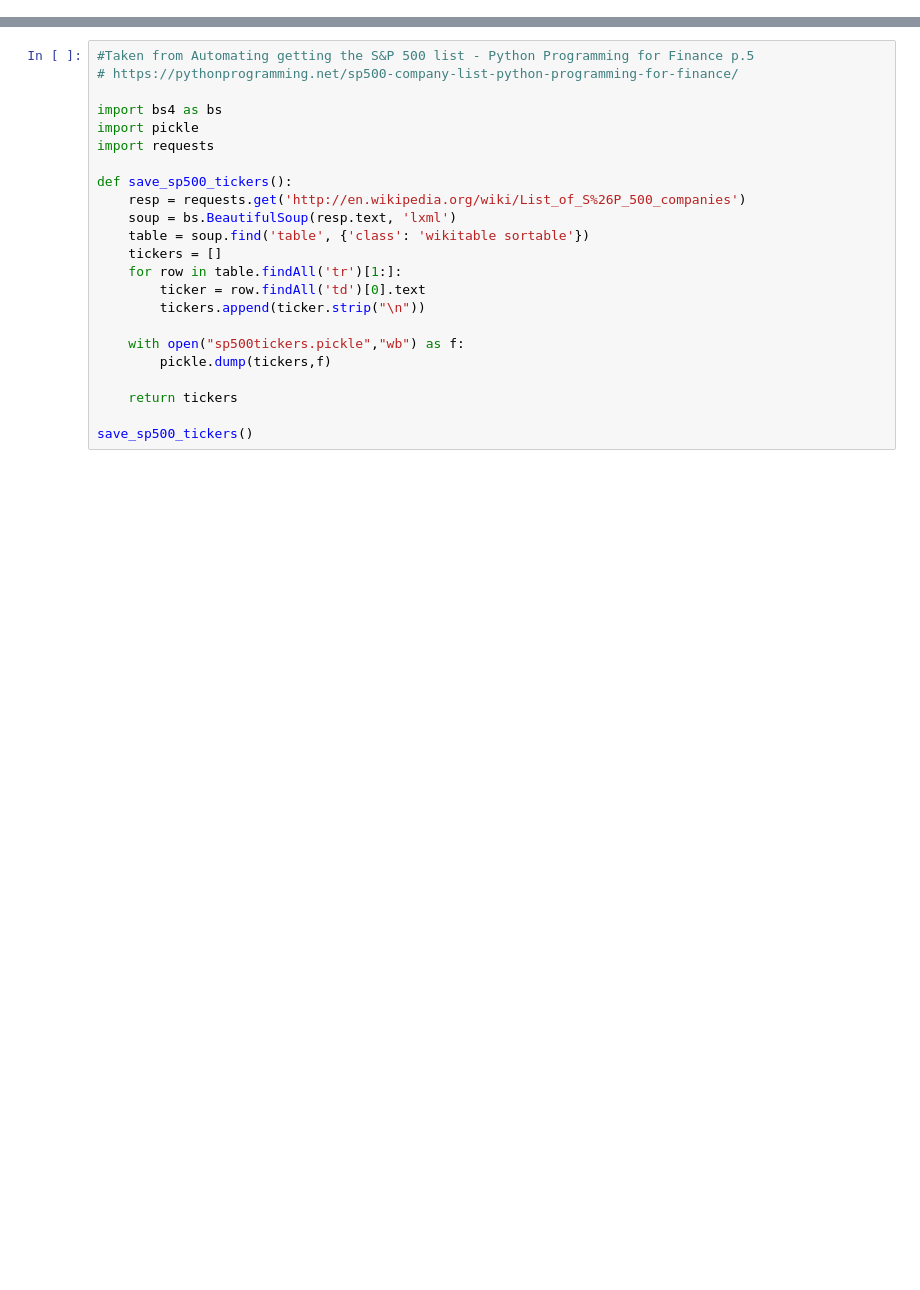
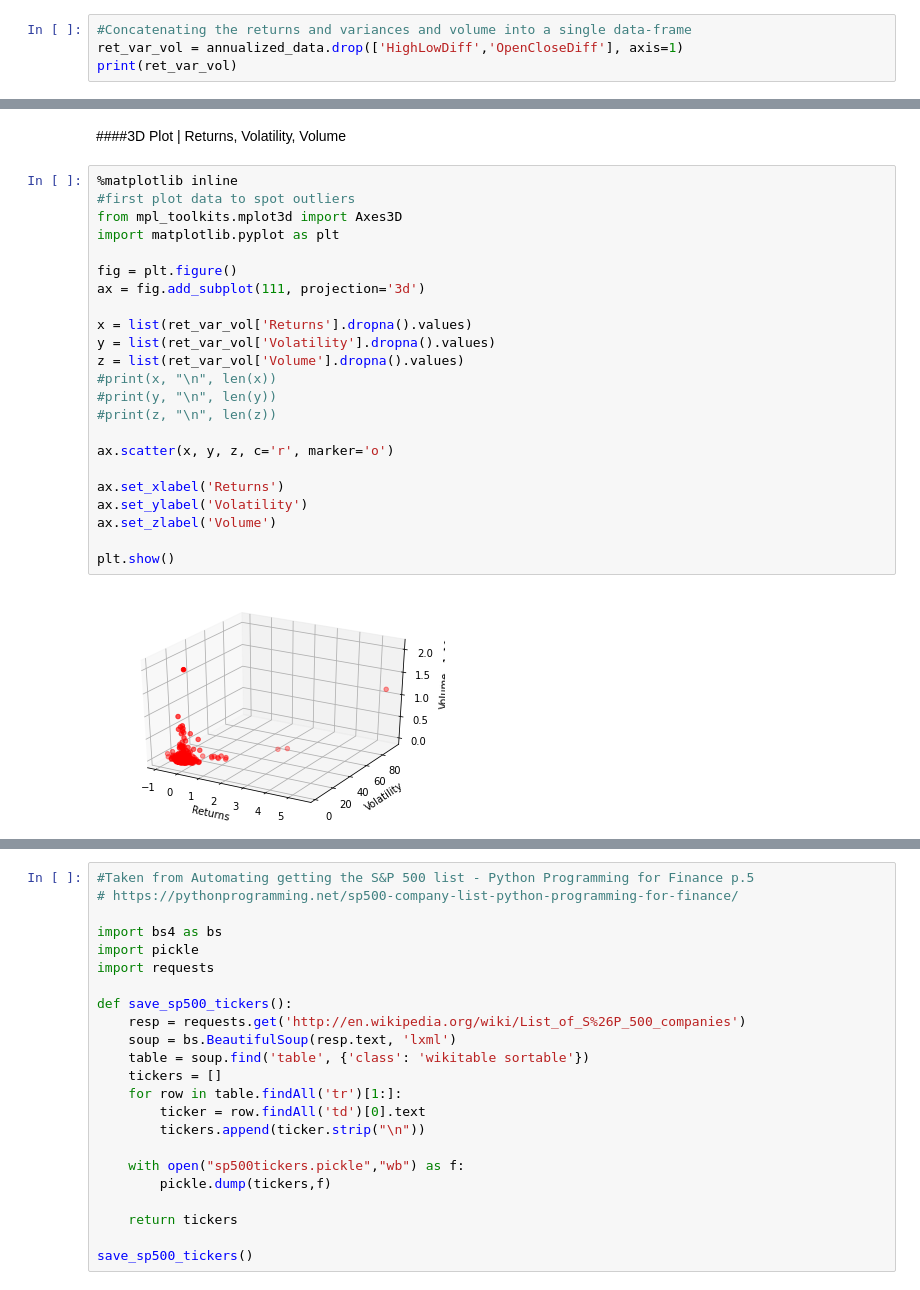
Before and after one commit to CAP4770-group9-project/final-project, a Jupyter notebook: final_notebook.ipynb, the cells around one changed output, grey strips where cells are left out. Saved outputs shown, nothing was run; the diff lists cells and outputs as text; blank space fills up the shorter version.

```diff
--- a/final_notebook.ipynb
+++ b/final_notebook.ipynb
@@ -15,0 +340,4 @@ The stock names can be found by obtaining an array of all the stocks in the S&P
+# %%
+#Concatenating the returns and variances and volume into a single data-frame
+ret_var_vol = annualized_data.drop(['HighLowDiff','OpenCloseDiff'], axis=1)
+print(ret_var_vol)
@@ -15,0 +359,27 @@ The stock names can be found by obtaining an array of all the stocks in the S&P
+# %% [markdown]
+####3D Plot | Returns, Volatility, Volume
+# %%
+%matplotlib inline
+#first plot data to spot outliers
+from mpl_toolkits.mplot3d import Axes3D
+import matplotlib.pyplot as plt
+
+fig = plt.figure()
+ax = fig.add_subplot(111, projection='3d')
+
+x = list(ret_var_vol['Returns'].dropna().values)
+y = list(ret_var_vol['Volatility'].dropna().values)
+z = list(ret_var_vol['Volume'].dropna().values)
+#print(x, "\n", len(x))
+#print(y, "\n", len(y))
+#print(z, "\n", len(z))
+
+ax.scatter(x, y, z, c='r', marker='o')
+
+ax.set_xlabel('Returns')
+ax.set_ylabel('Volatility')
+ax.set_zlabel('Volume')
+
+plt.show()
+# %% [output]
+[figure, added]
```
Also changed, not shown: parts of 128 cells of this notebook.
